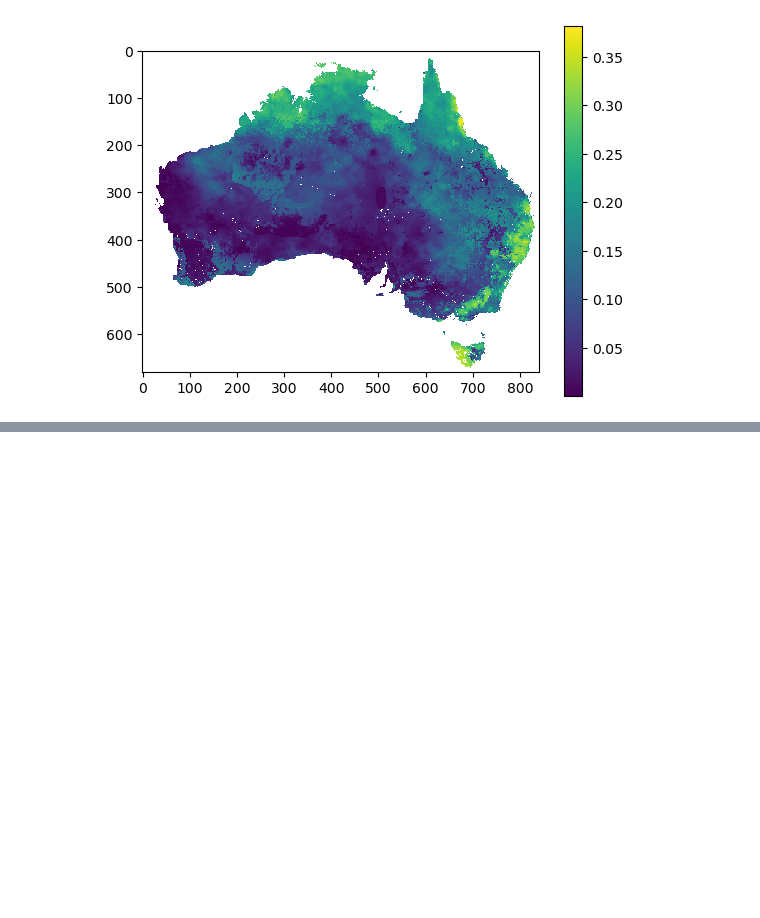
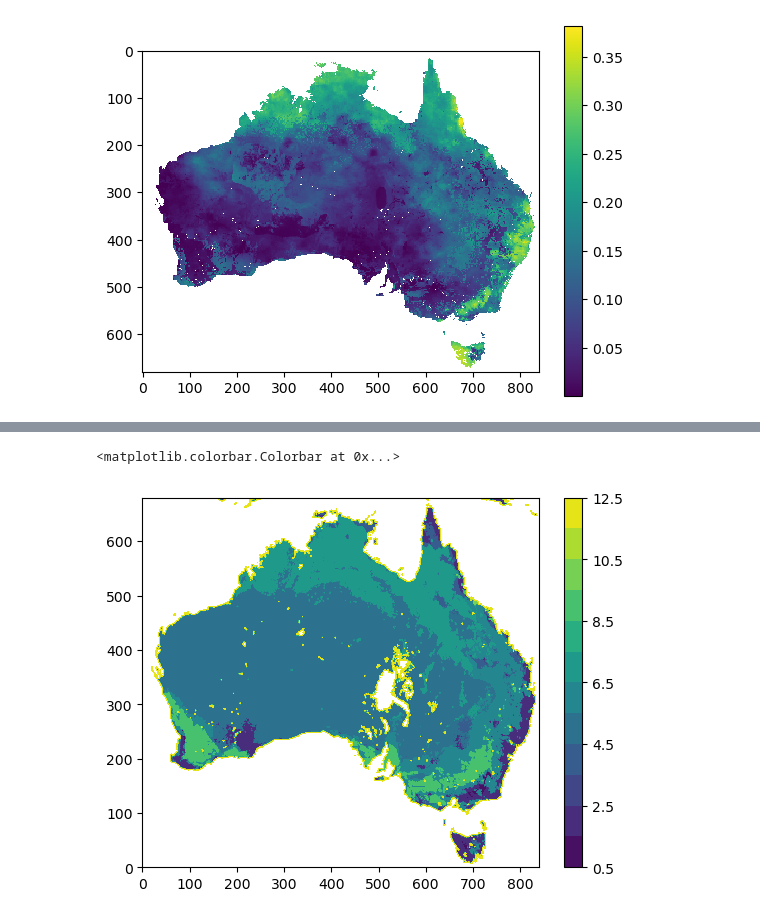
Before and after one commit to bibivking/Land_Drought_Rainfall, a Jupyter notebook: process_for_CABLE/Check_landinfo.ipynb, the cells around one changed output, grey strips where cells are left out. Cells and saved outputs as stored; diff of their text form; code cells hidden in the pictures; blank space fills up the shorter version.

```diff
--- a/process_for_CABLE/Check_landinfo.ipynb
+++ b/process_for_CABLE/Check_landinfo.ipynb
@@ -52,0 +77,7 @@ np.min(SM_tmp)
+# %%
+levels = [0.5,1.5,2.5,3.5,4.5,5.5,6.5,7.5,8.5,9.5,10.5,11.5,12.5]
+plt.contourf(LC_O,levels=levels)
+plt.colorbar()
+# %% [output]
+<matplotlib.colorbar.Colorbar at 0x...>
+[figure, added]
```
Also changed, not shown: parts of 5 cells of this notebook, 33 other files.
